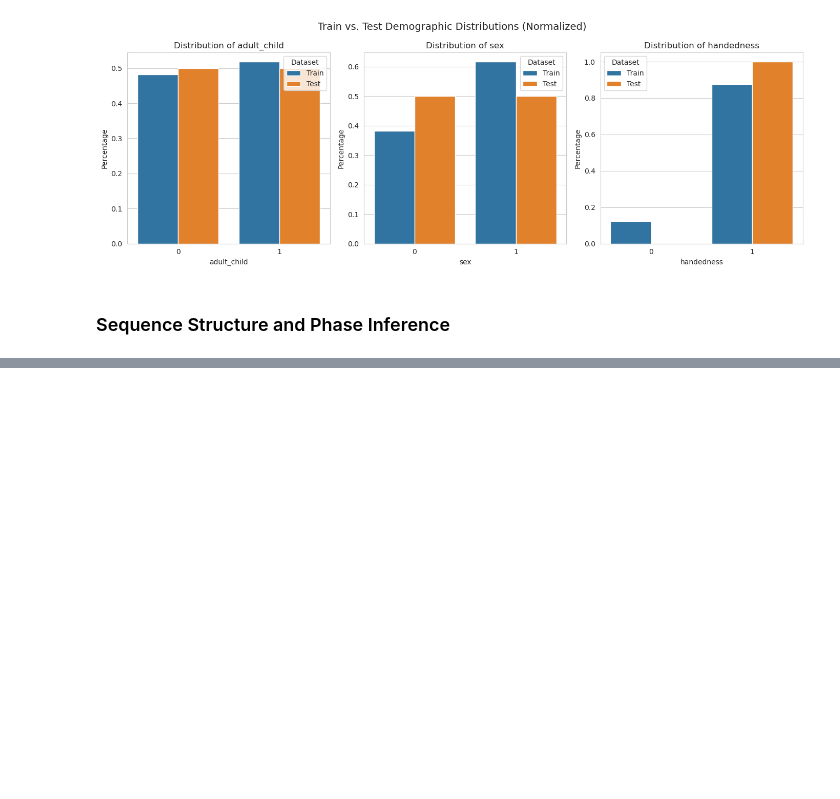
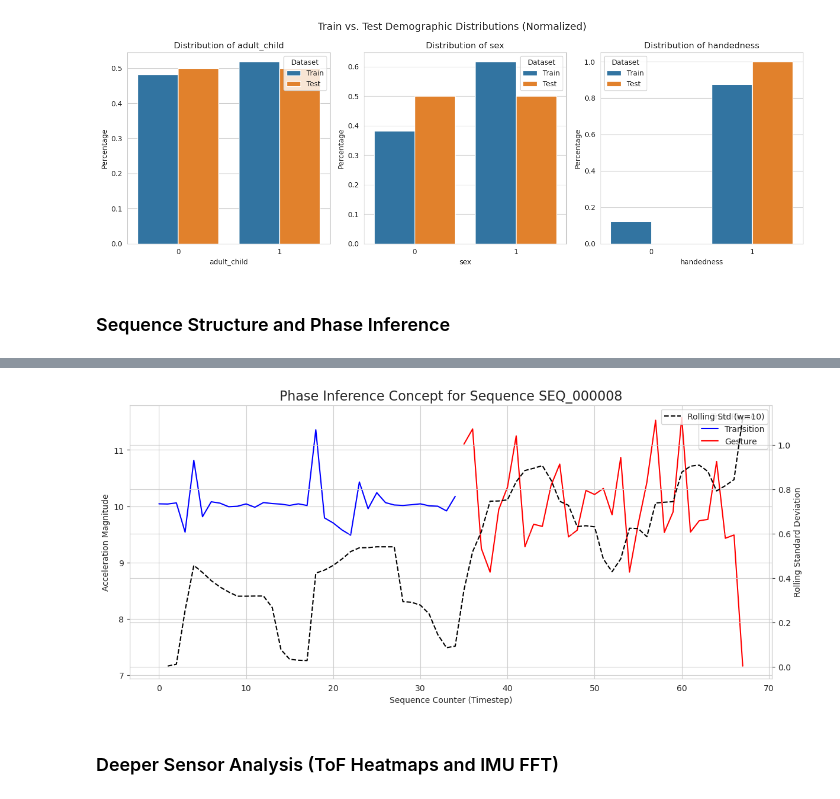
Before and after one commit to bachaudhry/kaggle-cmi-detect-behavior, a Jupyter notebook: notebooks/01b-revised-eda.ipynb, the cells around one changed output, grey strips where cells are left out. Drawn from its saved outputs; the diff is of its cells as text; code cells hidden in the pictures; blank space fills up the shorter version.

```diff
--- a/notebooks/01b-revised-eda.ipynb
+++ b/notebooks/01b-revised-eda.ipynb
@@ -108,0 +125,34 @@ plt.show();
+# %%
+# Assess phase inference strategy
+train_full['acc_mag'] = np.sqrt(train_full['acc_x']**2 + train_full['acc_y']**2 + train_full['acc_z']**2)
+
+# Example sequence
+example_seq_id = 'SEQ_000008'
+example_seq_df = train_full[train_full['sequence_id']==example_seq_id]
+
+# Rolling standard deviation of acceleration magnitude
+window_size = 10
+example_seq_df['acc_mag_roll_std'] = example_seq_df['acc_mag'].rolling(window=window_size, min_periods=1).std()
+
+fix, ax1 = plt.subplots(figsize=(14, 6))
+
+# Plot the raw signal - shaded by true phase
+sns.lineplot(data=example_seq_df, x='sequence_counter', y='acc_mag', hue='phase', ax=ax1, palette={'Transition': 'blue',
+                                                                                                   'Pause': 'green',
+                                                                                                   'Gesture': 'red'})
+ax1.set_xlabel('Sequence Counter (Timestep)')
+ax1.set_ylabel('Acceleration Magnitude')
+ax1.legend(title='True Phase')
+
+# Plot the rolling standard deviation
+ax2 = ax1.twinx()
+sns.lineplot(data=example_seq_df, x='sequence_counter', y='acc_mag_roll_std', ax=ax2, color='black', linestyle='--', label=f'Rolling Std (w={window_size})')
+ax2.set_ylabel('Rolling Standard Deviation')
+ax2.legend(loc='upper right')
+
+plt.title(f'Phase Inference Concept for Sequence {example_seq_id}', fontsize=16)
+plt.show();
+# %% [output]
+[figure, added]
+# %% [markdown]
+### Deeper Sensor Analysis (ToF Heatmaps and IMU FFT)
```
Also changed, not shown: parts of 6 cells of this notebook.
